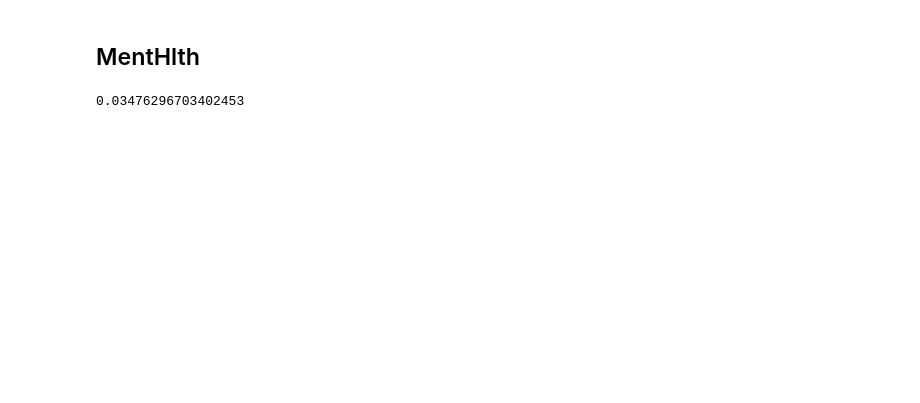
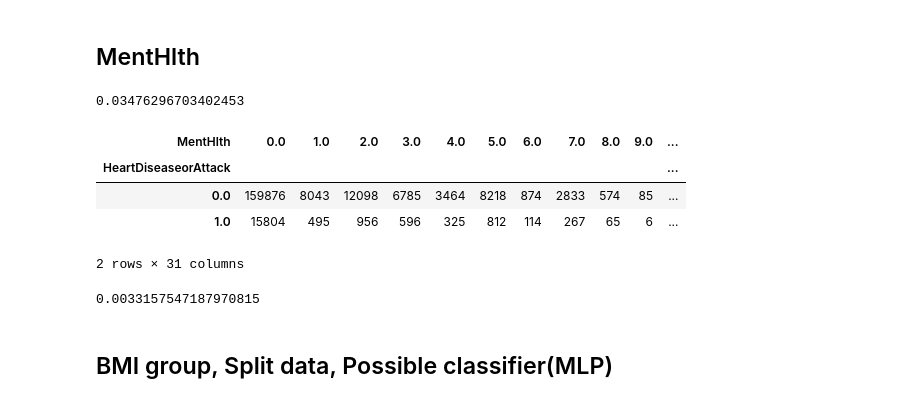
Before and after one commit to LouiseLi7/STA160-group-project, a Jupyter notebook: Midterm Project - STA 160 (Feature Selection Version).ipynb, the cells around one changed output. Cells and saved outputs as stored; diff of their text form; code cells hidden in the pictures; blank space fills up the shorter version.

```diff
--- a/Midterm Project - STA 160 (Feature Selection Version).ipynb
+++ b/Midterm Project - STA 160 (Feature Selection Version).ipynb
@@ -851,8 +868,23 @@ spearmanr(hd_data['HeartDiseaseorAttack'], hd_data['PhysHlth'])[0]
 spearmanr(hd_data['HeartDiseaseorAttack'], hd_data['MentHlth'])[0]
 # %% [output]
 0.03476296703402453
+# %%
+ct_m_h = pd.crosstab(hd_data['HeartDiseaseorAttack'],hd_data['MentHlth'])
+ct_m_h
+# %% [output]
+| MentHlth | 0.0 | 1.0 | 2.0 | 3.0 | 4.0 | 5.0 | 6.0 | 7.0 | 8.0 | 9.0 | ... |
+| HeartDiseaseorAttack |  |  |  |  |  |  |  |  |  |  | ... |
+| 0.0 | 159876 | 8043 | 12098 | 6785 | 3464 | 8218 | 874 | 2833 | 574 | 85 | ... |
+| 1.0 | 15804 | 495 | 956 | 596 | 325 | 812 | 114 | 267 | 65 | 6 | ... |
+2 rows × 31 columns
+# %%
+E_hd-sum(ct_m_h.sum(axis=0)/len(hd_data)*entropy(ct_m_h, base=2))
+# %% [output]
+0.0033157547187970815
 # %%
 ## Since these correlation numbers are not relatively low
 ## We remove these variables from the dataset before doing the pred models
 # %%
 hd_data.drop(columns=['BMI','PhysHlth', 'MentHlth'],inplace=True)
+# %% [markdown]
+## BMI group, Split data, Possible classifier(MLP)
```
Also changed, not shown: parts of 21 cells of this notebook.
